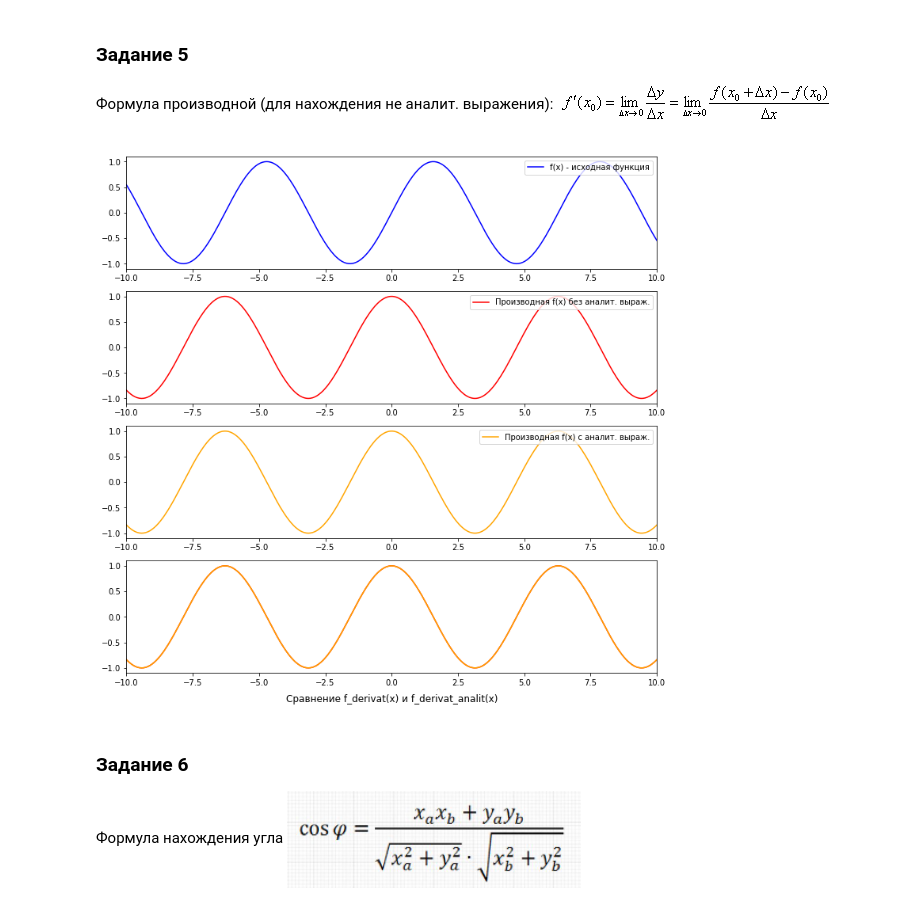
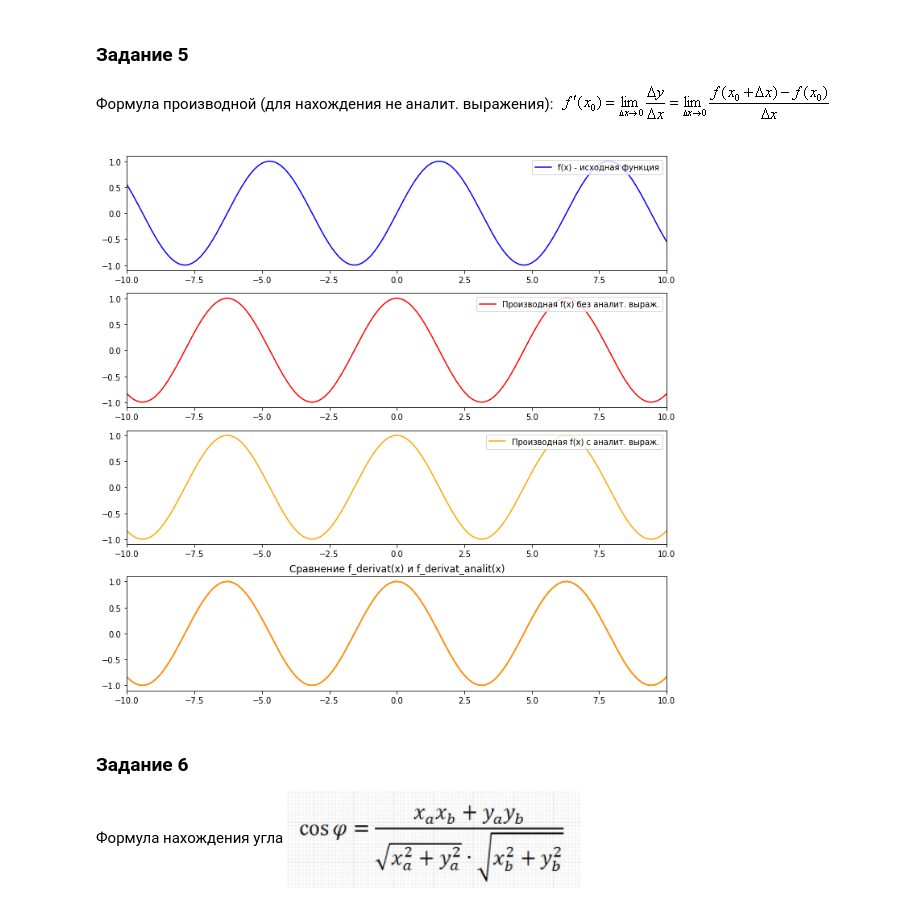
Before and after one commit to Duletun/MOpyLab, a Jupyter notebook: Chepurnoy laba1.ipynb, the cells around one changed output. Cells and saved outputs as stored; diff of their text form; code cells hidden in the pictures.

```diff
--- a/Chepurnoy laba1.ipynb
+++ b/Chepurnoy laba1.ipynb
@@ -116,35 +116,38 @@ def f_derivat(x, delta_x = 1e-8): # так как delta_x стремится к
     return (f(x + delta_x) - f(x)) / delta_x
 
 def f_derivat_analit(x):
     return np.cos(x)
 
 # Интервал
 a = -10
 b = 10
 
 # Создание точек
 x= np.linspace(a, b, 500)
 
 # Отрисовка графиков
 fig, axes = plt.subplots(4, 1, figsize = (12, 12))
 plt.setp(axes, xlim=(a,b)) # растягивание графика до краев
 
 axes[0].plot(x, f(x), label = "f(x) - исходная функция", color = "blue")
 axes[0].legend(loc = "upper right")
 
 axes[1].plot(x, f_derivat(x), label = "Производная f(x) без аналит. выраж.", color = "red")
 axes[1].legend(loc = "upper right")
 
 axes[2].plot(x, f_derivat_analit(x), label = "Производная f(x) с аналит. выраж.", color = "orange")
 axes[2].legend(loc = "upper right")
 
+pos1 = axes[2].get_position()
+axes[3].set_position([pos1.x0, pos1.y0 - 0.21, pos1.width, pos1.height]) # Чтобы лучше было видно title
+
 axes[3].plot(x, f_derivat(x), color = "red")
 axes[3].plot(x, f_derivat_analit(x), color = "orange")
-axes[3].set_title("Сравнение f_derivat(x) и f_derivat_analit(x)", y=-0.3)
+axes[3].set_title("Сравнение f_derivat(x) и f_derivat_analit(x)")
 
 plt.show()
 # %% [output]
-[figure, old version]
+[figure, new version]
 # %% [markdown]
 ### Задание 6
 Формула нахождения угла
```
